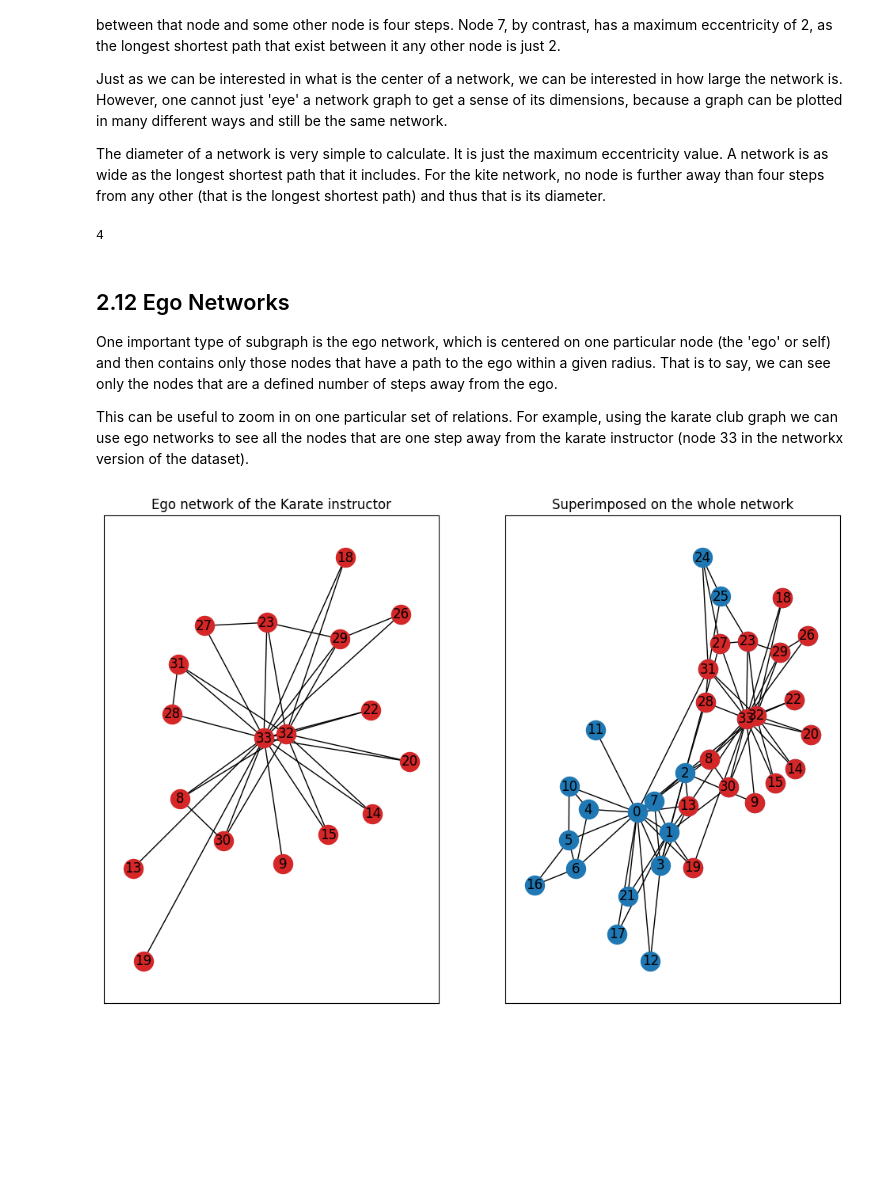
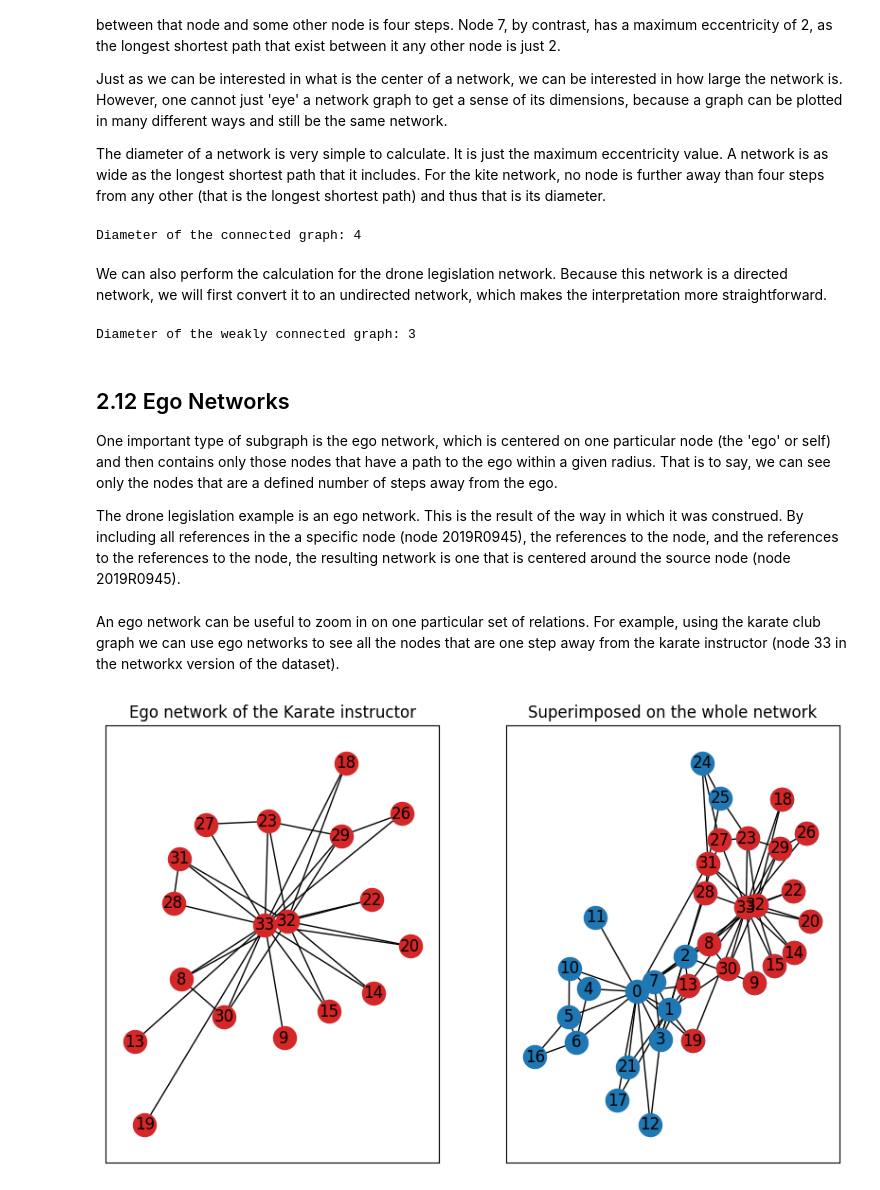
Before and after one commit to maastrichtlawtech/legalnetworkanalysis_textbook, a Jupyter notebook: Chapter_2_Key_Concepts.ipynb, the cells around one changed output. Drawn from its saved outputs; the diff is of its cells as text; code cells hidden in the pictures; blank space fills up the shorter version.

```diff
--- a/Chapter_2_Key_Concepts.ipynb
+++ b/Chapter_2_Key_Concepts.ipynb
@@ -410,28 +584,39 @@ Just as we can be interested in what is the center of a network, we can be inter
 
 The diameter of a network is very simple to calculate. It is just the maximum eccentricity value. A network is as wide as the longest shortest path that it includes. For the kite network, no node is further away than four steps from any other (that is the longest shortest path) and thus that is its diameter.
 # %%
-nx.diameter(g_kite)
+print("Diameter of the connected graph:", nx.diameter(g_kite))
 # %% [output]
-4
+Diameter of the connected graph: 4
+# %% [markdown]
+We can also perform the calculation for the drone legislation network. Because this network is a directed network, we will first convert it to an undirected network, which makes the interpretation more straightforward.
+# %%
+# Create a weakly connected version of the graph
+g_weak = g_drones1.to_undirected()
+# Calculate the diamater
+print("Diameter of the weakly connected graph:", nx.diameter(g_weak))
+# %% [output]
+Diameter of the weakly connected graph: 3
 # %% [markdown]
 ## 2.12 Ego Networks
 
 One important type of subgraph is the ego network, which is centered on one particular node (the 'ego' or self) and then contains only those nodes that have a path to the ego within a given radius. That is to say, we can see only the nodes that are a defined number of steps away from the ego.
 
-This can be useful to zoom in on one particular set of relations. For example, using the karate club graph we can use ego networks to see all the nodes that are one step away from the karate instructor (node 33 in the networkx version of the dataset).
+The drone legislation example is an ego network. This is the result of the way in which it was construed. By including all references in the a specific node (node 2019R0945), the references to the node, and the references to the references to the node, the resulting network is one that is centered around the source node (node 2019R0945).
+# %% [markdown]
+An ego network can be useful to zoom in on one particular set of relations. For example, using the karate club graph we can use ego networks to see all the nodes that are one step away from the karate instructor (node 33 in the networkx version of the dataset).
 # %%
-fig, ax = plt.subplots(nrows=1, ncols=2, figsize=(12,8))
+fig, ax = plt.subplots(nrows=1, ncols=2, figsize=(10,6))
 g_karate = nx.karate_club_graph()
 ego_karate = nx.ego_graph(g_karate, 33)
 pos = nx.spring_layout(g_karate, seed=123)
 nx.draw_networkx_nodes(ego_karate, pos=pos, ax=ax[0], node_color="tab:red")
 nx.draw_networkx_labels(ego_karate, pos=pos, ax=ax[0])
 nx.draw_networkx_edges(ego_karate, pos=pos, ax=ax[0])
 nx.draw_networkx_nodes(g_karate, pos=pos, ax=ax[1])
 nx.draw_networkx_nodes(ego_karate, pos=pos, node_color="tab:red", ax=ax[1])
 nx.draw_networkx_labels(g_karate, pos=pos, ax=ax[1])
 nx.draw_networkx_edges(g_karate, pos=pos, ax=ax[1])
 ax[0].set_title("Ego network of the Karate instructor")
 ax[1].set_title("Superimposed on the whole network");
 # %% [output]
-[figure, old version]
+[figure, new version]
```
Also changed, not shown: parts of 41 cells of this notebook, 4 other files.
